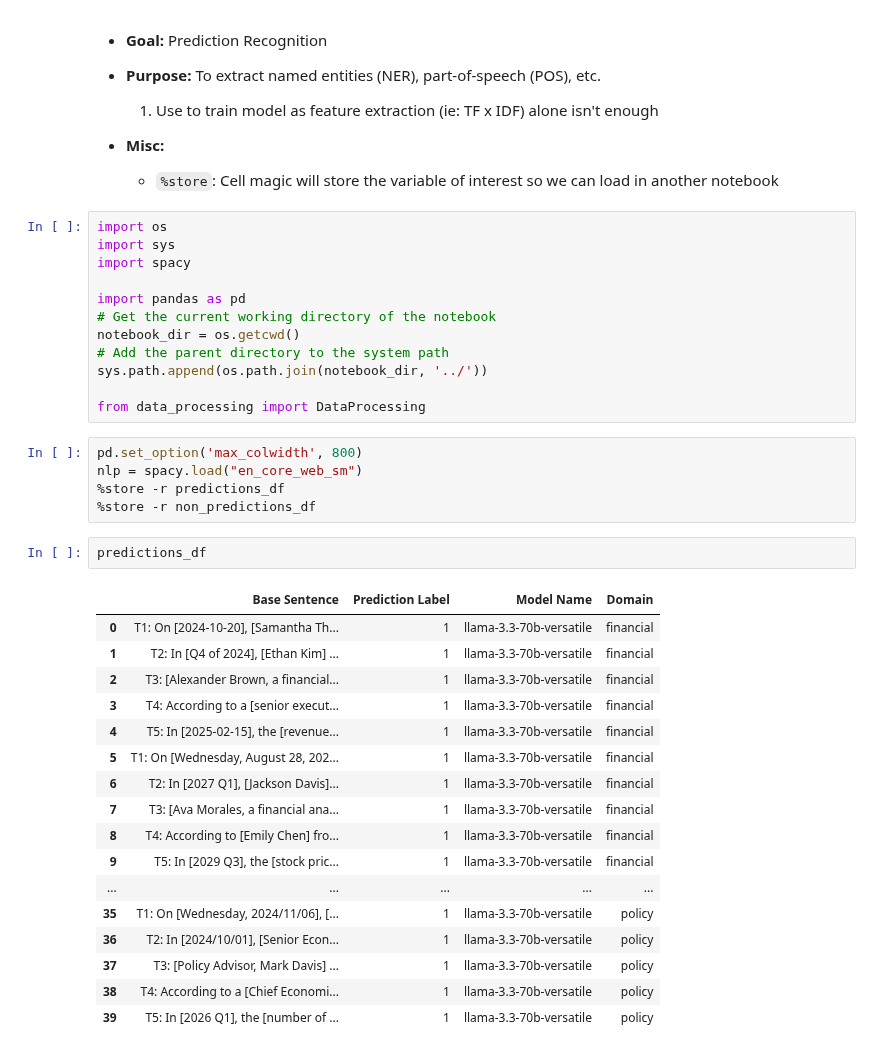
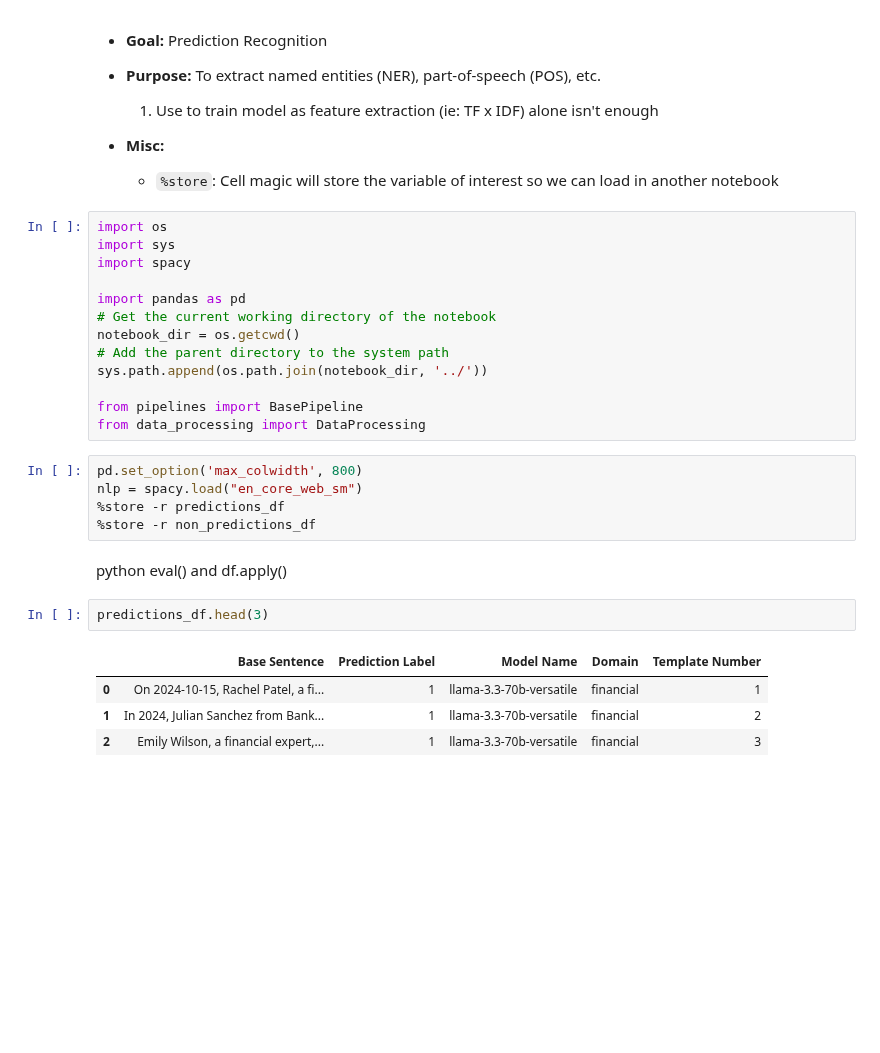
Before and after one commit to ufdatastudio/predictions, a Jupyter notebook: play/0-spacy_pipeline.ipynb, the cells around one changed output. Cells and saved outputs as stored; diff of their text form; blank space fills up the shorter version.

```diff
--- a/play/0-spacy_pipeline.ipynb
+++ b/play/0-spacy_pipeline.ipynb
@@ -19,29 +19,19 @@ notebook_dir = os.getcwd()
 # Add the parent directory to the system path
 sys.path.append(os.path.join(notebook_dir, '../'))
 
+from pipelines import BasePipeline
 from data_processing import DataProcessing
 # %%
 pd.set_option('max_colwidth', 800)
 nlp = spacy.load("en_core_web_sm")
 %store -r predictions_df
 %store -r non_predictions_df
+# %% [markdown]
+python eval() and df.apply()
 # %%
-predictions_df
+predictions_df.head(3)
 # %% [output]
-|  | Base Sentence | Prediction Label | Model Name | Domain |
-| 0 | T1: On [2024-10-20], [Samantha Th... | 1 | llama-3.3-70b-versatile | financial |
-| 1 | T2: In [Q4 of 2024], [Ethan Kim] ... | 1 | llama-3.3-70b-versatile | financial |
-| 2 | T3: [Alexander Brown, a financial... | 1 | llama-3.3-70b-versatile | financial |
-| 3 | T4: According to a [senior execut... | 1 | llama-3.3-70b-versatile | financial |
-| 4 | T5: In [2025-02-15], the [revenue... | 1 | llama-3.3-70b-versatile | financial |
-| 5 | T1: On [Wednesday, August 28, 202... | 1 | llama-3.3-70b-versatile | financial |
-| 6 | T2: In [2027 Q1], [Jackson Davis]... | 1 | llama-3.3-70b-versatile | financial |
-| 7 | T3: [Ava Morales, a financial ana... | 1 | llama-3.3-70b-versatile | financial |
-| 8 | T4: According to [Emily Chen] fro... | 1 | llama-3.3-70b-versatile | financial |
-| 9 | T5: In [2029 Q3], the [stock pric... | 1 | llama-3.3-70b-versatile | financial |
-| ... | ... | ... | ... | ... |
-| 35 | T1: On [Wednesday, 2024/11/06], [... | 1 | llama-3.3-70b-versatile | policy |
-| 36 | T2: In [2024/10/01], [Senior Econ... | 1 | llama-3.3-70b-versatile | policy |
-| 37 | T3: [Policy Advisor, Mark Davis] ... | 1 | llama-3.3-70b-versatile | policy |
-| 38 | T4: According to a [Chief Economi... | 1 | llama-3.3-70b-versatile | policy |
-| 39 | T5: In [2026 Q1], the [number of ... | 1 | llama-3.3-70b-versatile | policy |
+|  | Base Sentence | Prediction Label | Model Name | Domain | Template Number |
+| 0 | On 2024-10-15, Rachel Patel, a fi... | 1 | llama-3.3-70b-versatile | financial | 1 |
+| 1 | In 2024, Julian Sanchez from Bank... | 1 | llama-3.3-70b-versatile | financial | 2 |
+| 2 | Emily Wilson, a financial expert,... | 1 | llama-3.3-70b-versatile | financial | 3 |
```
Also changed, not shown: parts of 16 cells of this notebook, 2 other files.
